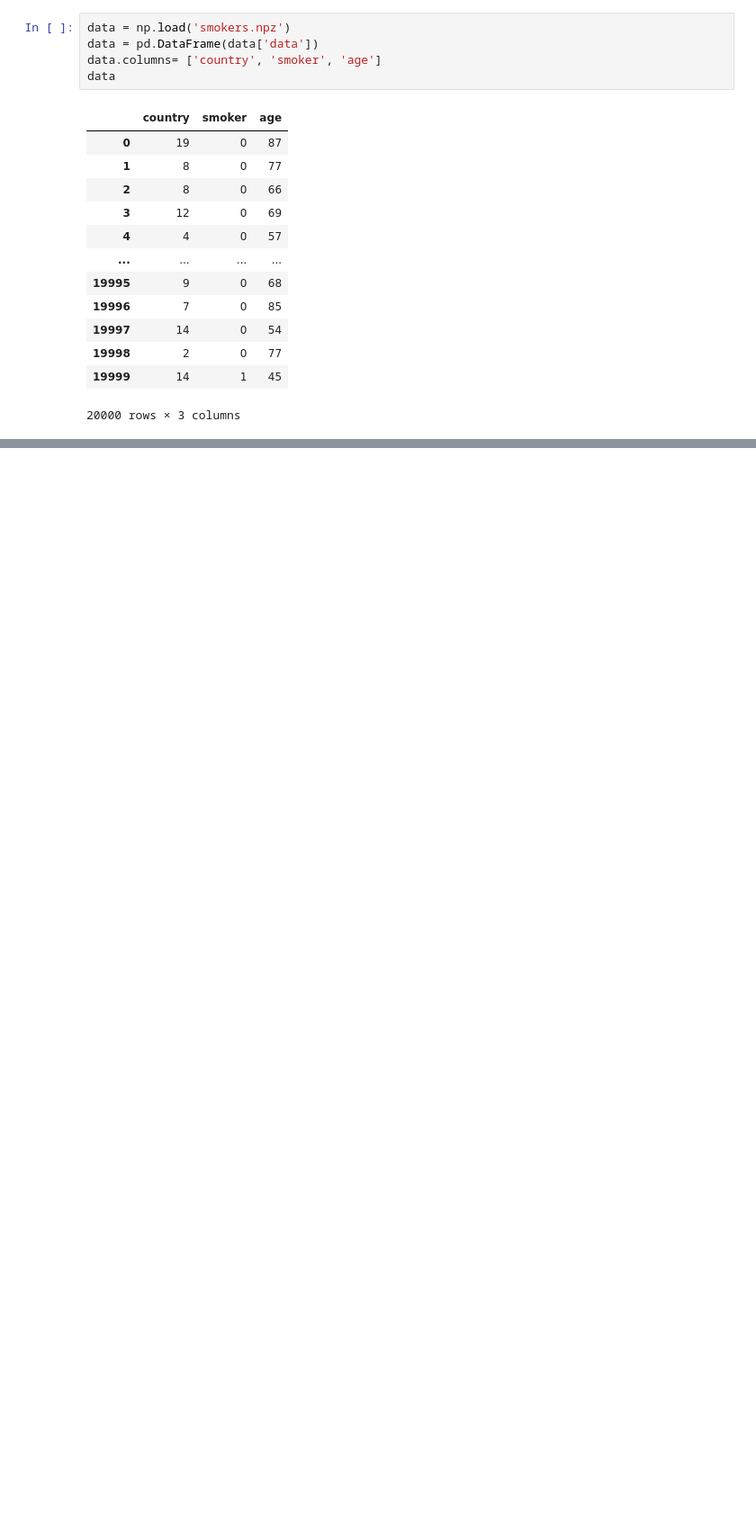
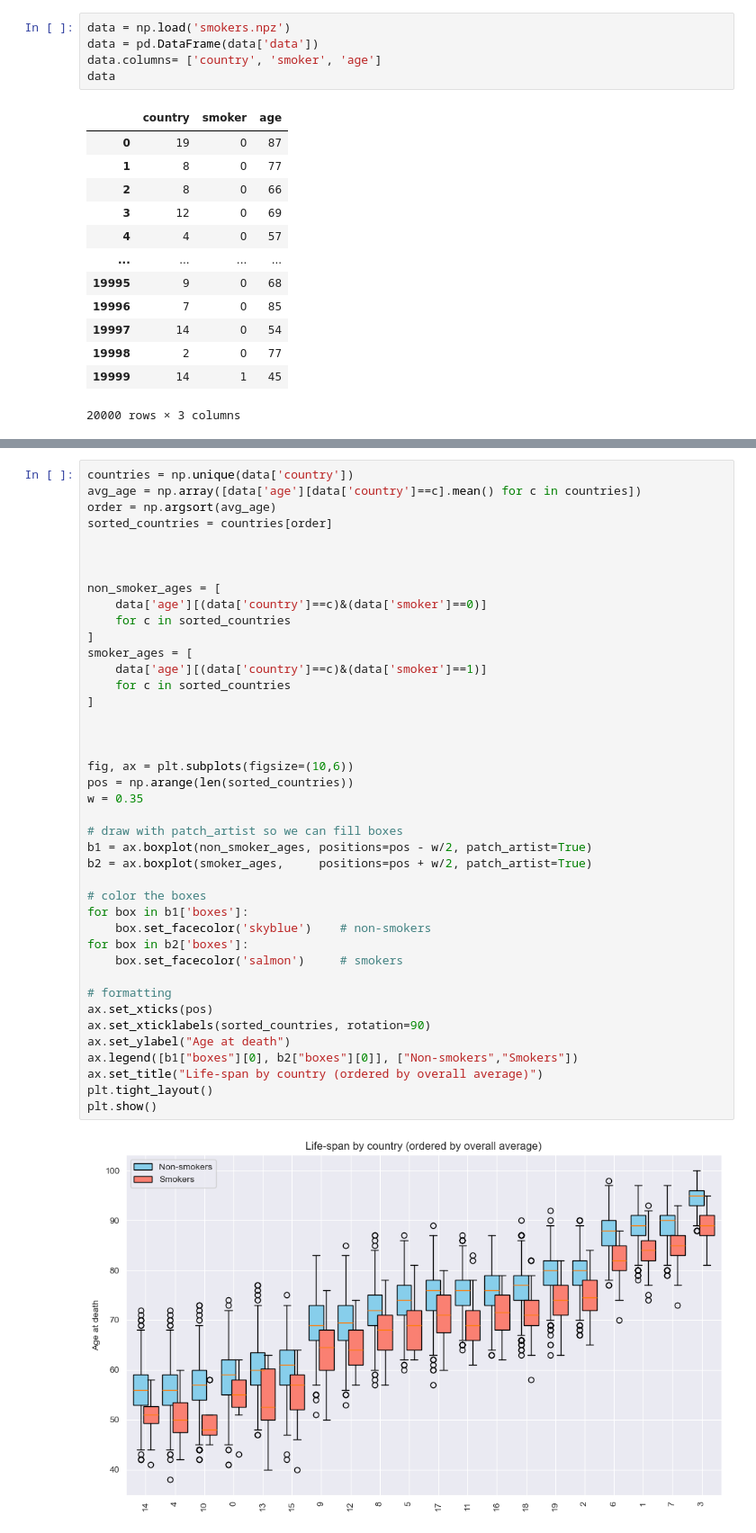
Before and after one commit to mak8427/data_visualization, a Jupyter notebook: problem-sheet-09/ex09_davide.ipynb, the cells around one changed output, grey strips where cells are left out. Shown at 90% size. Saved outputs shown, nothing was run; the diff lists cells and outputs as text; blank space fills up the shorter version.

```diff
--- a/problem-sheet-09/ex09_davide.ipynb
+++ b/problem-sheet-09/ex09_davide.ipynb
@@ -99,0 +141,43 @@ plt.show()
+# %%
+countries = np.unique(data['country'])
+avg_age = np.array([data['age'][data['country']==c].mean() for c in countries])
+order = np.argsort(avg_age)
+sorted_countries = countries[order]
+
+
+
+non_smoker_ages = [
+    data['age'][(data['country']==c)&(data['smoker']==0)]
+    for c in sorted_countries
+]
+smoker_ages = [
+    data['age'][(data['country']==c)&(data['smoker']==1)]
+    for c in sorted_countries
+]
+
+
+
+fig, ax = plt.subplots(figsize=(10,6))
+pos = np.arange(len(sorted_countries))
+w = 0.35
+
+# draw with patch_artist so we can fill boxes
+b1 = ax.boxplot(non_smoker_ages, positions=pos - w/2, patch_artist=True)
+b2 = ax.boxplot(smoker_ages,     positions=pos + w/2, patch_artist=True)
+
+# color the boxes
+for box in b1['boxes']:
+    box.set_facecolor('skyblue')    # non-smokers
+for box in b2['boxes']:
+    box.set_facecolor('salmon')     # smokers
+
+# formatting
+ax.set_xticks(pos)
+ax.set_xticklabels(sorted_countries, rotation=90)
+ax.set_ylabel("Age at death")
+ax.legend([b1["boxes"][0], b2["boxes"][0]], ["Non-smokers","Smokers"])
+ax.set_title("Life-span by country (ordered by overall average)")
+plt.tight_layout()
+plt.show()
+# %% [output]
+[figure, added]
```
Also changed, not shown: parts of 5 cells of this notebook, 1 other file.
